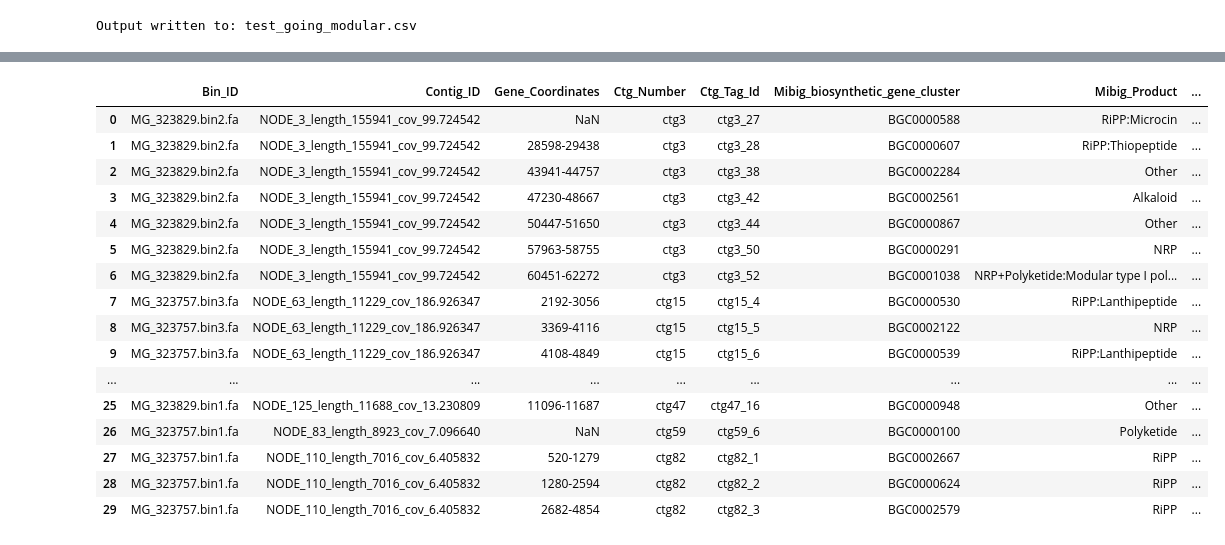
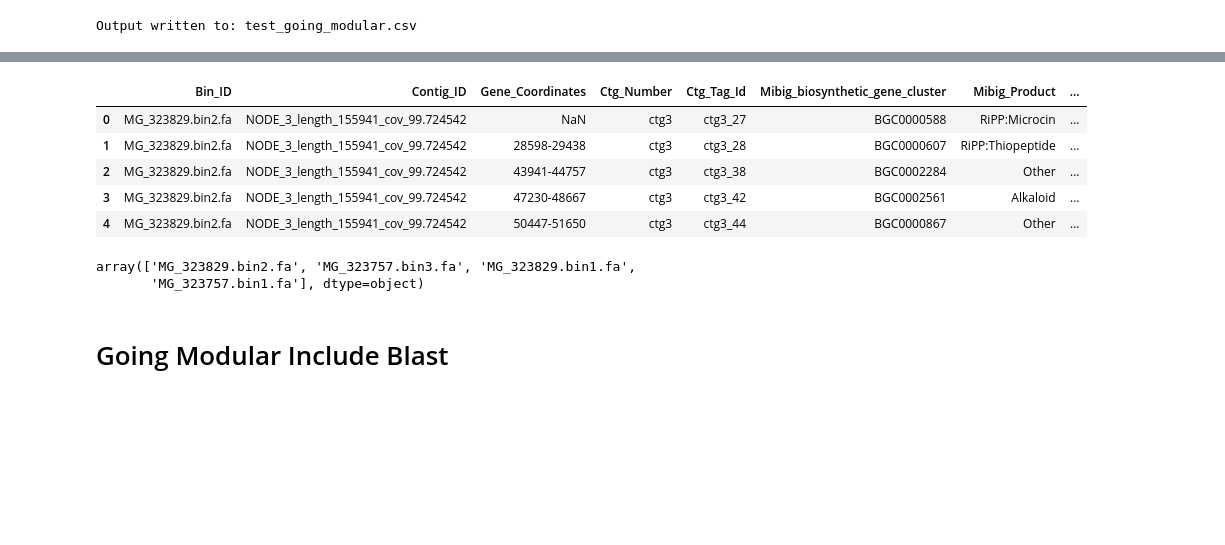
Before and after one commit to b-temu/extract, a Jupyter notebook: multi-extract.ipynb, the cells around one changed output, grey strips where cells are left out. Drawn from its saved outputs; the diff is of its cells as text; code cells hidden in the pictures; blank space fills up the shorter version.

```diff
--- a/multi-extract.ipynb
+++ b/multi-extract.ipynb
@@ -288,22 +351,20 @@ options:
                         Output CSV file name (default: combined_output.csv)
 # %%
 import pandas as pd
-pd.read_csv("./test_going_modular.csv")
+results = pd.read_csv("./test_going_modular.csv")
+
+results.head()
 # %% [output]
 |  | Bin_ID | Contig_ID | Gene_Coordinates | Ctg_Number | Ctg_Tag_Id | Mibig_biosynthetic_gene_cluster | Mibig_Product | ... |
 | 0 | MG_323829.bin2.fa | NODE_3_length_155941_cov_99.724542 | NaN | ctg3 | ctg3_27 | BGC0000588 | RiPP:Microcin | ... |
 | 1 | MG_323829.bin2.fa | NODE_3_length_155941_cov_99.724542 | 28598-29438 | ctg3 | ctg3_28 | BGC0000607 | RiPP:Thiopeptide | ... |
 | 2 | MG_323829.bin2.fa | NODE_3_length_155941_cov_99.724542 | 43941-44757 | ctg3 | ctg3_38 | BGC0002284 | Other | ... |
 | 3 | MG_323829.bin2.fa | NODE_3_length_155941_cov_99.724542 | 47230-48667 | ctg3 | ctg3_42 | BGC0002561 | Alkaloid | ... |
 | 4 | MG_323829.bin2.fa | NODE_3_length_155941_cov_99.724542 | 50447-51650 | ctg3 | ctg3_44 | BGC0000867 | Other | ... |
-| 5 | MG_323829.bin2.fa | NODE_3_length_155941_cov_99.724542 | 57963-58755 | ctg3 | ctg3_50 | BGC0000291 | NRP | ... |
-| 6 | MG_323829.bin2.fa | NODE_3_length_155941_cov_99.724542 | 60451-62272 | ctg3 | ctg3_52 | BGC0001038 | NRP+Polyketide:Modular type I pol... | ... |
-| 7 | MG_323757.bin3.fa | NODE_63_length_11229_cov_186.926347 | 2192-3056 | ctg15 | ctg15_4 | BGC0000530 | RiPP:Lanthipeptide | ... |
-| 8 | MG_323757.bin3.fa | NODE_63_length_11229_cov_186.926347 | 3369-4116 | ctg15 | ctg15_5 | BGC0002122 | NRP | ... |
-| 9 | MG_323757.bin3.fa | NODE_63_length_11229_cov_186.926347 | 4108-4849 | ctg15 | ctg15_6 | BGC0000539 | RiPP:Lanthipeptide | ... |
-| ... | ... | ... | ... | ... | ... | ... | ... | ... |
-| 25 | MG_323829.bin1.fa | NODE_125_length_11688_cov_13.230809 | 11096-11687 | ctg47 | ctg47_16 | BGC0000948 | Other | ... |
-| 26 | MG_323757.bin1.fa | NODE_83_length_8923_cov_7.096640 | NaN | ctg59 | ctg59_6 | BGC0000100 | Polyketide | ... |
-| 27 | MG_323757.bin1.fa | NODE_110_length_7016_cov_6.405832 | 520-1279 | ctg82 | ctg82_1 | BGC0002667 | RiPP | ... |
-| 28 | MG_323757.bin1.fa | NODE_110_length_7016_cov_6.405832 | 1280-2594 | ctg82 | ctg82_2 | BGC0000624 | RiPP | ... |
-| 29 | MG_323757.bin1.fa | NODE_110_length_7016_cov_6.405832 | 2682-4854 | ctg82 | ctg82_3 | BGC0002579 | RiPP | ... |
+# %%
+results["Bin_ID"].unique()
+# %% [output]
+array(['MG_323829.bin2.fa', 'MG_323757.bin3.fa', 'MG_323829.bin1.fa',
+       'MG_323757.bin1.fa'], dtype=object)
+# %% [markdown]
+# Going Modular Include Blast
```
Also changed, not shown: parts of 10 cells of this notebook, 10 other files.
